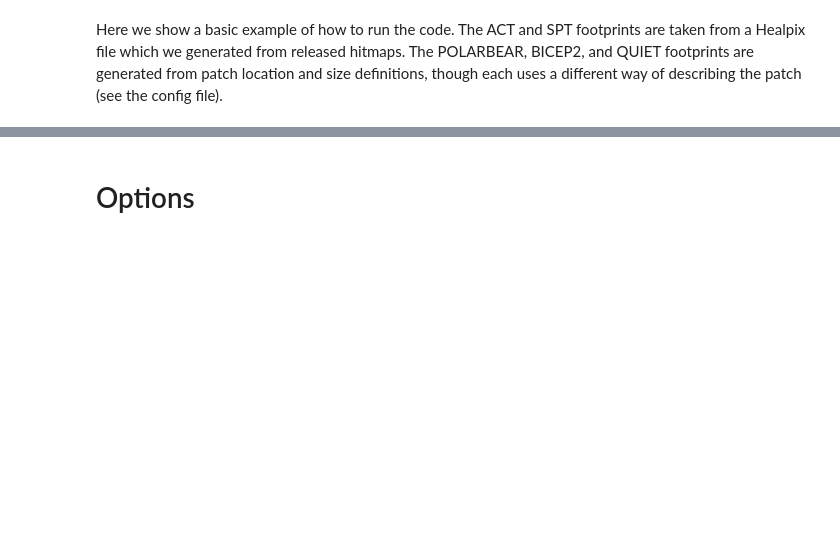
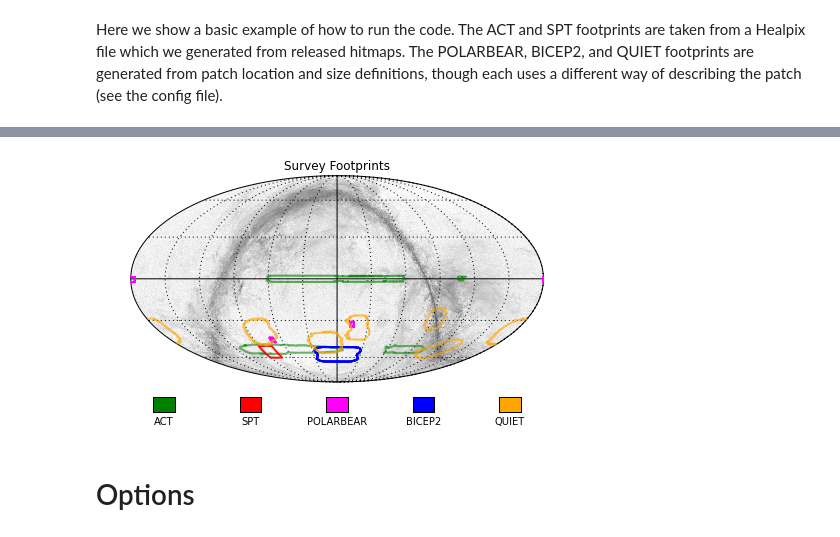
Before and after one commit to nasa-lambda/cmb_footprint, a Jupyter notebook: examples/plot_footprints.ipynb, the cells around one changed output, grey strips where cells are left out. Cells and saved outputs as stored; diff of their text form; code cells hidden in the pictures; blank space fills up the shorter version.

Commit message:
Adding more outline code. Updating ipynb file with an example of outlines.

```diff
--- a/examples/plot_footprints.ipynb
+++ b/examples/plot_footprints.ipynb
@@ -40,3 +48,14 @@ fp.superimpose_survey('QUIET-Q', color='orange', label='QUIET')
+# %%
+fp = footprint.SurveyStack('PLANCK-DUSTPOL', projection='mollweide', coord_plot='C', rot=[0,0],
+                           config='../footprint.cfg')
+
+fp.superimpose_survey_contour('ACT', color='green')
+fp.superimpose_survey_contour('SPT', color='red')
+fp.superimpose_survey_outline('POLARBEAR', color='magenta')
+fp.superimpose_survey_outline('BICEP2-FILE', color='blue', label='BICEP2')
+fp.superimpose_survey_contour('QUIET-Q', color='orange', label='QUIET', frac=0.90)
+# %% [output]
+[figure, added]
 # %% [markdown]
 # Options
 # %% [markdown]
```
Also changed, not shown: parts of 9 cells of this notebook, 4 other files.
